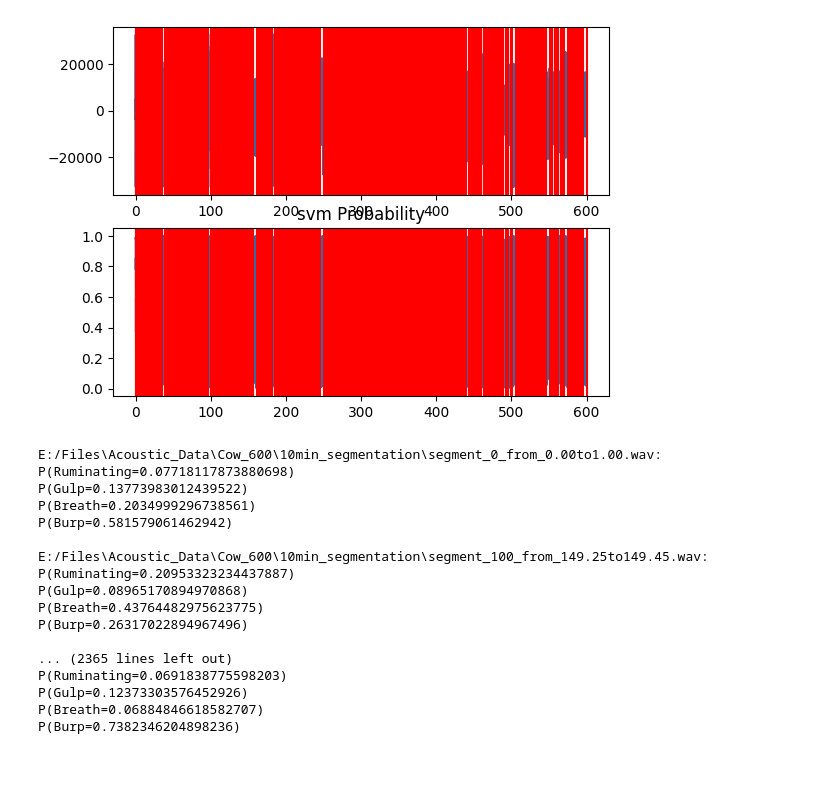
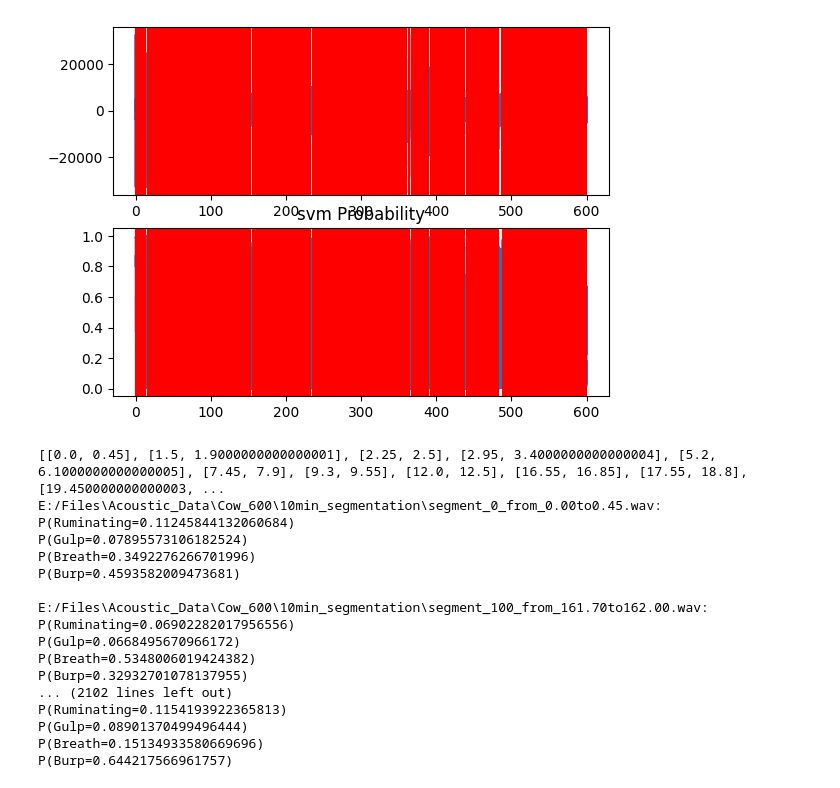
Before and after one commit to wuxiaohui9707/Cow-Audio-Detection, a Jupyter notebook: Detection_and_Classification.ipynb, the cells around one changed output. Saved outputs shown, nothing was run; the diff lists cells and outputs as text; code cells hidden in the pictures.

```diff
--- a/Detection_and_Classification.ipynb
+++ b/Detection_and_Classification.ipynb
@@ -1,27 +1,27 @@
 # %%
 from utils import Detection_and_Classification as dc
 import os
 
 audio_file = os.path.join('E:/Files', 'Acoustic_Data','Cow_600','10min.wav')
 output_folder = os.path.join('E:/Files', 'Acoustic_Data','Cow_600','10min_segmentation')
 model_name, model_type = "svm_Ruminating_Gulp_Breath_Burp","svm_rbf"
-dc.detection_and_classification(audio_file,output_folder,model_name,model_type,0.1,0.05)
+dc.detection_and_classification(audio_file,output_folder,model_name,model_type,0.1,0.3)
 # %% [output]
-[figure, old version]
+[figure, new version]
-E:/Files\Acoustic_Data\Cow_600\10min_segmentation\segment_0_from_0.00to1.00.wav:
-P(Ruminating=0.07718117873880698)
-P(Gulp=0.13773983012439522)
-P(Breath=0.2034999296738561)
-P(Burp=0.581579061462942)
+[[0.0, 0.45], [1.5, 1.9000000000000001], [2.25, 2.5], [2.95, 3.4000000000000004], [5.2, 6.1000000000000005], [7.45, 7.9], [9.3, 9.55], [12.0, 12.5], [16.55, 16.85], [17.55, 18.8], [19.450000000000003, ...
+E:/Files\Acoustic_Data\Cow_600\10min_segmentation\segment_0_from_0.00to0.45.wav:
+P(Ruminating=0.11245844132060684)
+P(Gulp=0.07895573106182524)
+P(Breath=0.3492276266701996)
+P(Burp=0.4593582009473681)
 
-E:/Files\Acoustic_Data\Cow_600\10min_segmentation\segment_100_from_149.25to149.45.wav:
-P(Ruminating=0.20953323234437887)
-P(Gulp=0.08965170894970868)
-P(Breath=0.43764482975623775)
-P(Burp=0.26317022894967496)
-
-... (2365 lines left out)
-P(Ruminating=0.0691838775598203)
-P(Gulp=0.12373303576452926)
-P(Breath=0.06884846618582707)
-P(Burp=0.7382346204898236)
+E:/Files\Acoustic_Data\Cow_600\10min_segmentation\segment_100_from_161.70to162.00.wav:
+P(Ruminating=0.06902282017956556)
+P(Gulp=0.0668495670966172)
+P(Breath=0.5348006019424382)
+P(Burp=0.32932701078137955)
+... (2102 lines left out)
+P(Ruminating=0.1154193922365813)
+P(Gulp=0.08901370499496444)
+P(Breath=0.15134933580669696)
+P(Burp=0.644217566961757)
```
Also changed, not shown: 2 other files.
